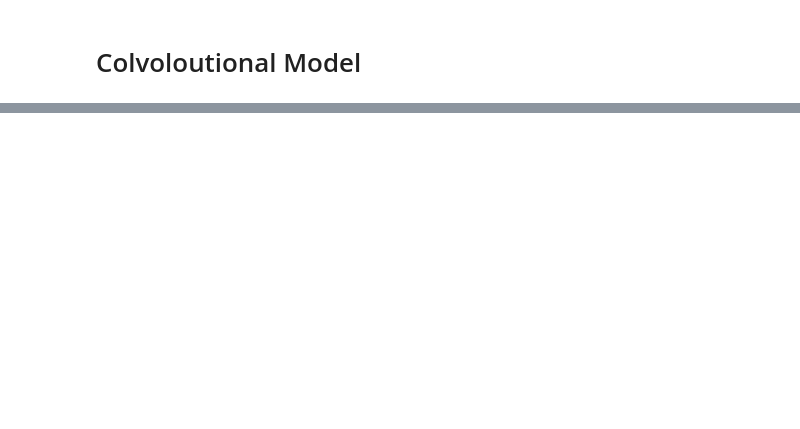
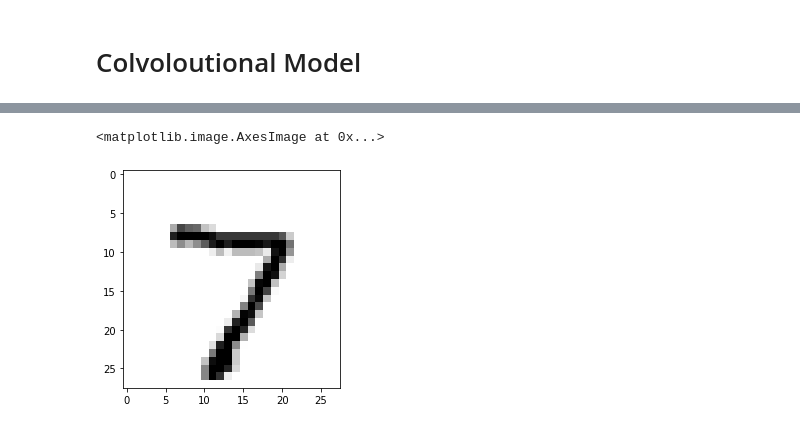
Before and after one commit to mnwato/captcha-recognition, a Jupyter notebook: sheypoor/main.ipynb, the cells around one changed output, grey strips where cells are left out. Cells and saved outputs as stored; diff of their text form; code cells hidden in the pictures; blank space fills up the shorter version.

```diff
--- a/sheypoor/main.ipynb
+++ b/sheypoor/main.ipynb
@@ -238,15 +292,16 @@ import tensorflow as tf
 from keras.datasets import mnist
 from keras import models
 from keras import layers
+import keras
 
 
-(xtrain, ytrain), (xtest, ytest) = mnist.load_data()
+(xtrain_28, ytrain_28), (xtest_28, ytest_28) = mnist.load_data()
 
 # plt.imshow(xtrain[0], cmap=plt.cm.binary)
 
-xtrain = np.reshape(xtrain, (xtrain.shape[0], 28*28))
-xtrin = xtrain.astype('float32') / 255
+xtrain = np.reshape(xtrain_28, (xtrain_28.shape[0], 28*28))
+xtrain = xtrain.astype('float32') / 255
 
-xtest = np.reshape(xtest, (xtest.shape[0], 28*28))
+xtest = np.reshape(xtest_28, (xtest_28.shape[0], 28*28))
 xtest = xtest.astype('float32') / 255
 # %%
@@ -290 +505,6 @@ Epoch 3/3
+# %%
+plt.imshow(xtest_28[0], cmap=plt.cm.binary)
+# %% [output]
+<matplotlib.image.AxesImage at 0x...>
+[figure, added]
 # %%
```
Also changed, not shown: parts of 20 cells of this notebook.
